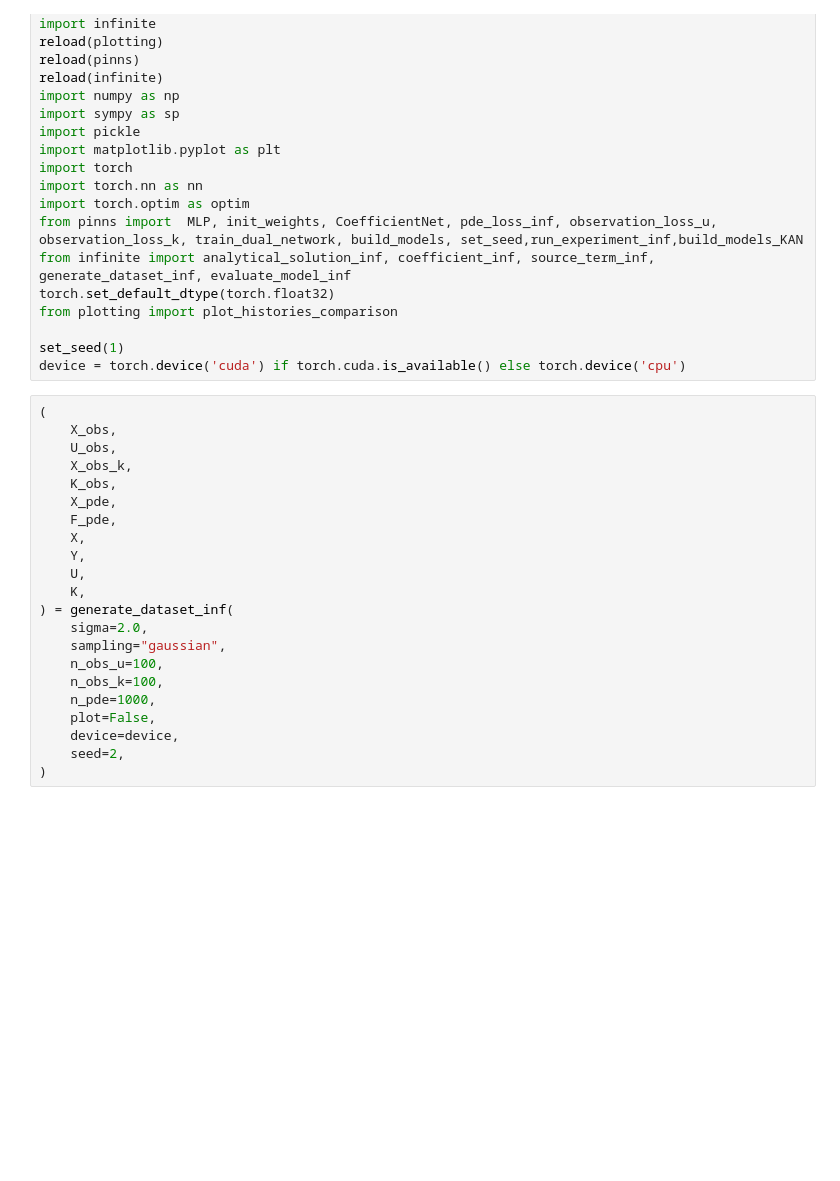
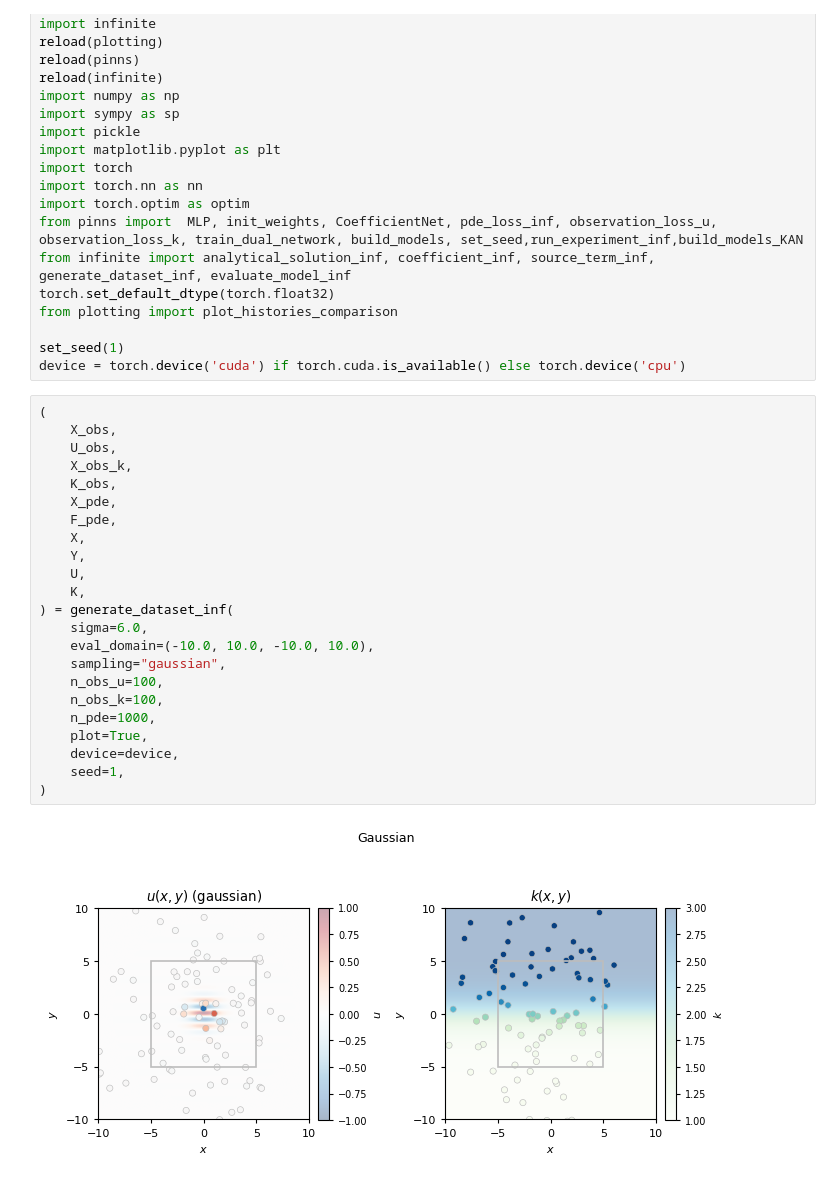
Before and after one commit to oscar-rincon/unbounded-domains, a Jupyter notebook: main/02_MLP_KAN_approximation/04_Sampling_plots_Gaussian_Infinite.ipynb, the cells around one changed output. Saved outputs shown, nothing was run; the diff lists cells and outputs as text; blank space fills up the shorter version.

```diff
--- a/main/02_MLP_KAN_approximation/04_Sampling_plots_Gaussian_Infinite.ipynb
+++ b/main/02_MLP_KAN_approximation/04_Sampling_plots_Gaussian_Infinite.ipynb
@@ -32,25 +32,28 @@ device = torch.device('cuda') if torch.cuda.is_available() else torch.device('cp
 # %%
 (
     X_obs,
     U_obs,
     X_obs_k,
     K_obs,
     X_pde,
     F_pde,
     X,
     Y,
     U,
     K,
 ) = generate_dataset_inf(
-    sigma=2.0,
+    sigma=6.0,
+    eval_domain=(-10.0, 10.0, -10.0, 10.0),
     sampling="gaussian",
     n_obs_u=100,
     n_obs_k=100,
     n_pde=1000,
-    plot=False,
+    plot=True,
     device=device,
-    seed=2,
+    seed=1,
 )
+# %% [output]
+[figure, added]
 # %%
 model_u, model_k = build_models_KAN(
     device,
```
Also changed, not shown: parts of 3 cells of this notebook, 26 other files.
